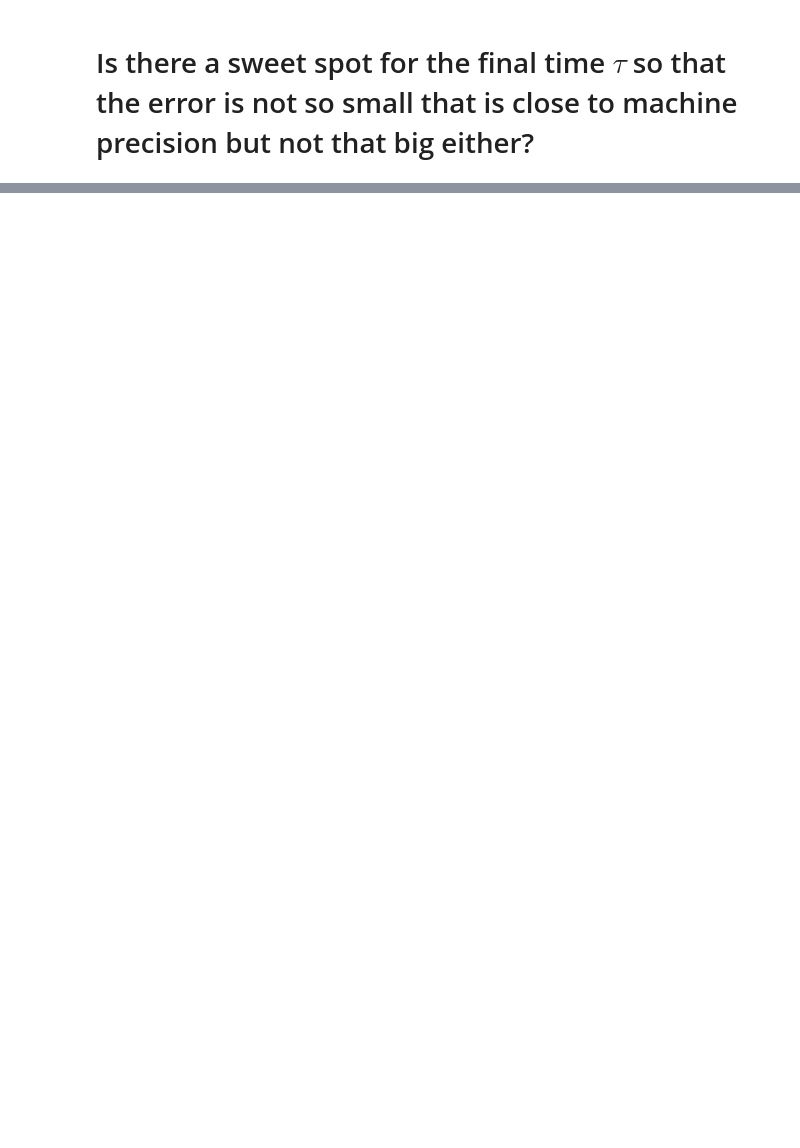
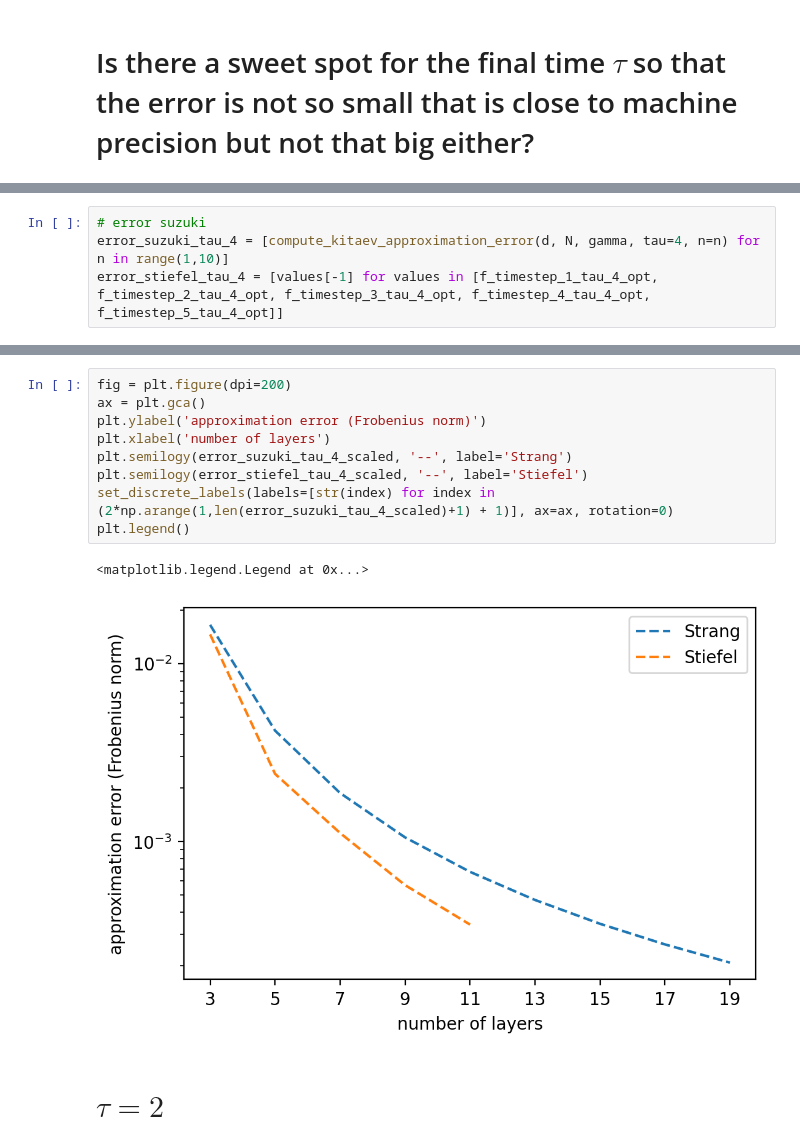
Before and after one commit to EmilianoG-byte/opentn, a Jupyter notebook: experiments/trust_region_taus.ipynb, the cells around one changed output, grey strips where cells are left out. Saved outputs shown, nothing was run; the diff lists cells and outputs as text; blank space fills up the shorter version.

```diff
--- a/experiments/trust_region_taus.ipynb
+++ b/experiments/trust_region_taus.ipynb
@@ -16,0 +172,4 @@ exp_Lvec, exp_Lvec_odd, exp_Lvec_even = create_trotter_layers([Lvec, Lvec_odd, L
+# %%
+# error suzuki
+error_suzuki_tau_4 = [compute_kitaev_approximation_error(d, N, gamma, tau=4, n=n) for n in range(1,10)]
+error_stiefel_tau_4 = [values[-1] for values in [f_timestep_1_tau_4_opt, f_timestep_2_tau_4_opt, f_timestep_3_tau_4_opt, f_timestep_4_tau_4_opt, f_timestep_5_tau_4_opt]]
@@ -17 +196,15 @@ exp_Lvec, exp_Lvec_odd, exp_Lvec_even = create_trotter_layers([Lvec, Lvec_odd, L
+# %%
+fig = plt.figure(dpi=200)
+ax = plt.gca()
+plt.ylabel('approximation error (Frobenius norm)')
+plt.xlabel('number of layers')
+plt.semilogy(error_suzuki_tau_4_scaled, '--', label='Strang')
+plt.semilogy(error_stiefel_tau_4_scaled, '--', label='Stiefel')
+set_discrete_labels(labels=[str(index) for index in (2*np.arange(1,len(error_suzuki_tau_4_scaled)+1) + 1)], ax=ax, rotation=0)
+plt.legend()
+# %% [output]
+<matplotlib.legend.Legend at 0x...>
+[figure, added]
+# %% [markdown]
+# $\tau = 2$
 # %%
```
Also changed, not shown: parts of 50 cells of this notebook, 2 other files.
